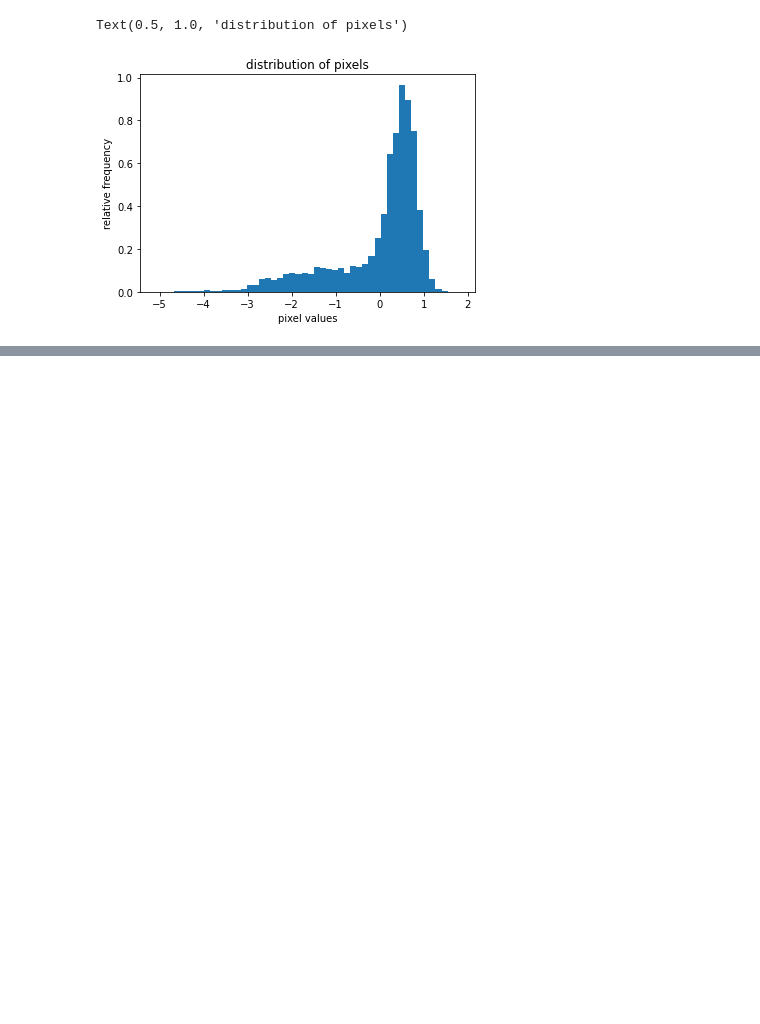
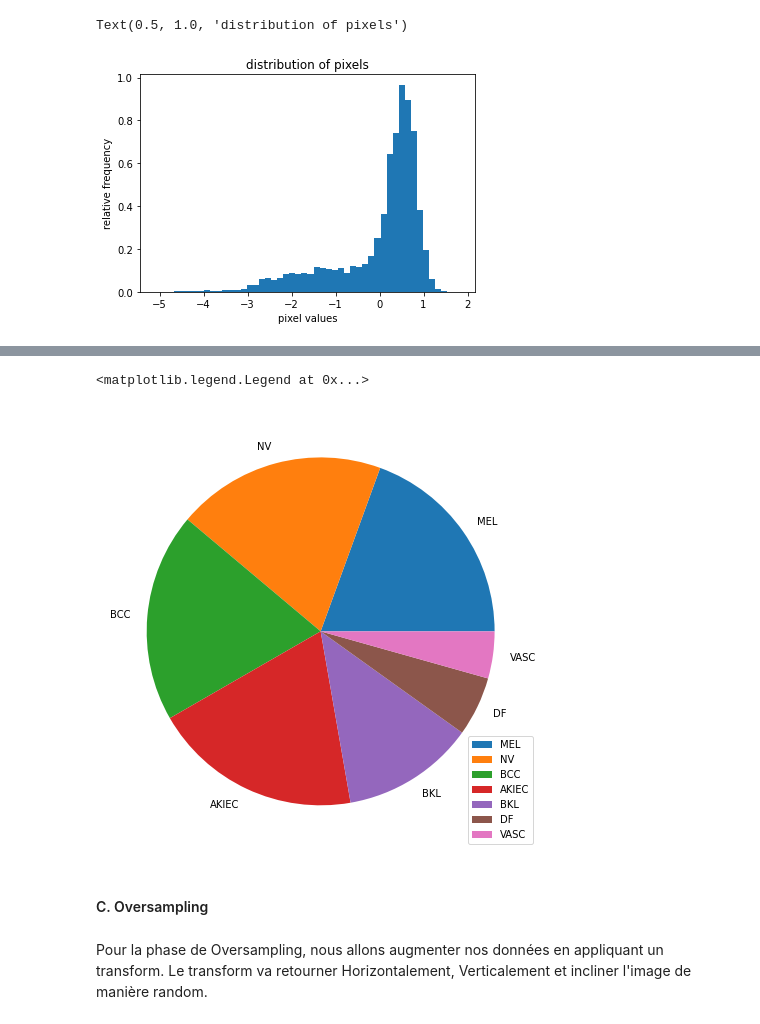
Before and after one commit to OrpheeLonie/MLBIO, a Jupyter notebook: describe_data.ipynb, the cells around one changed output, grey strips where cells are left out. Saved outputs shown, nothing was run; the diff lists cells and outputs as text; code cells hidden in the pictures; blank space fills up the shorter version.

```diff
--- a/describe_data.ipynb
+++ b/describe_data.ipynb
@@ -404,0 +279,12 @@ TypeError: __init__() missing 1 required positional argument: 'loader'
+# %%
+from matplotlib import pyplot
+pyplot.figure(figsize = (8, 8))
+pyplot.pie(new_pourcentages, labels=labels)
+pyplot.legend()
+# %% [output]
+<matplotlib.legend.Legend at 0x...>
+[figure, added]
+# %% [markdown]
+#### C. Oversampling
+# %% [markdown]
+Pour la phase de Oversampling, nous allons augmenter nos données en appliquant un transform. Le transform va retourner Horizontalement, Verticalement et incliner l'image de manière random.
```
Also changed, not shown: parts of 46 cells of this notebook.
